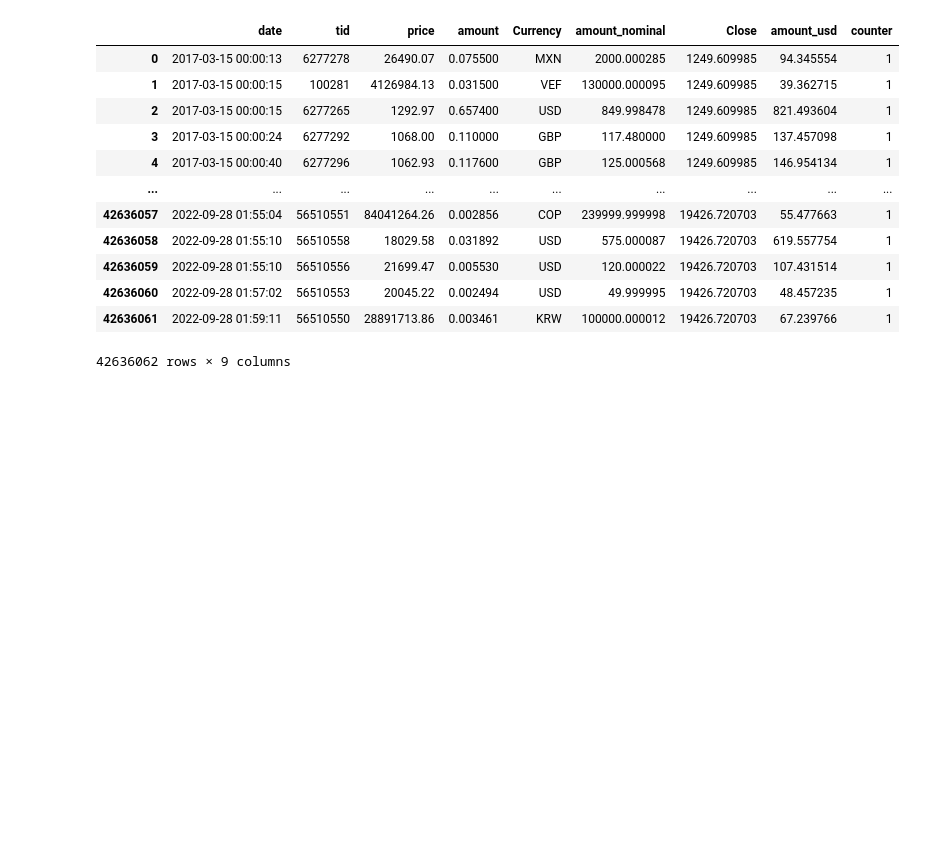
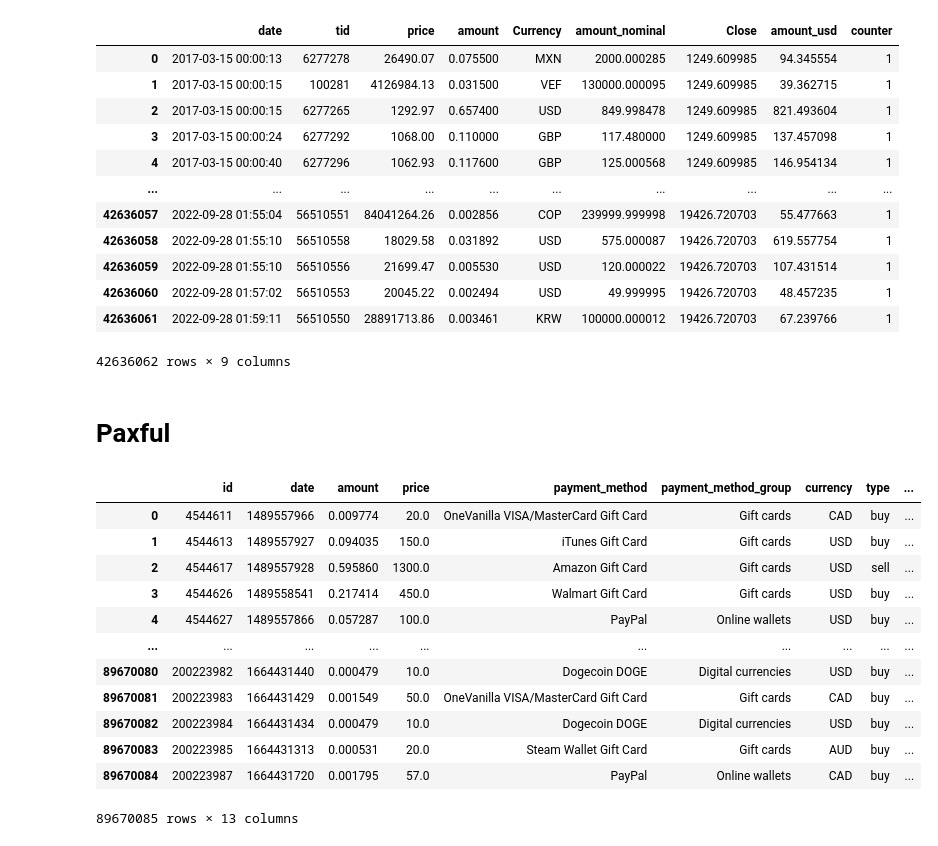
Before and after one commit to austinkennedy/crypto, a Jupyter notebook: code/clean_data.ipynb, the cells around one changed output. Drawn from its saved outputs; the diff is of its cells as text; code cells hidden in the pictures; blank space fills up the shorter version.

Commit message:
Import paxful trades

```diff
--- a/code/clean_data.ipynb
+++ b/code/clean_data.ipynb
@@ -136,3 +136,22 @@ trades
 # %%
 path = '../temporary/trades_cleaned.csv'
 trades.to_csv(path, index=False)
+# %% [markdown]
+# Paxful
+# %%
+trades_paxful = pd.read_csv('../temporary/trades_paxful_combined.csv')
+trades_paxful
+# %% [output]
+|  | id | date | amount | price | payment_method | payment_method_group | currency | type | ... |
+| 0 | 4544611 | 1489557966 | 0.009774 | 20.0 | OneVanilla VISA/MasterCard Gift Card | Gift cards | CAD | buy | ... |
+| 1 | 4544613 | 1489557927 | 0.094035 | 150.0 | iTunes Gift Card | Gift cards | USD | buy | ... |
+| 2 | 4544617 | 1489557928 | 0.595860 | 1300.0 | Amazon Gift Card | Gift cards | USD | sell | ... |
+| 3 | 4544626 | 1489558541 | 0.217414 | 450.0 | Walmart Gift Card | Gift cards | USD | buy | ... |
+| 4 | 4544627 | 1489557866 | 0.057287 | 100.0 | PayPal | Online wallets | USD | buy | ... |
+| ... | ... | ... | ... | ... | ... | ... | ... | ... | ... |
+| 89670080 | 200223982 | 1664431440 | 0.000479 | 10.0 | Dogecoin DOGE | Digital currencies | USD | buy | ... |
+| 89670081 | 200223983 | 1664431429 | 0.001549 | 50.0 | OneVanilla VISA/MasterCard Gift Card | Gift cards | CAD | buy | ... |
+| 89670082 | 200223984 | 1664431434 | 0.000479 | 10.0 | Dogecoin DOGE | Digital currencies | USD | buy | ... |
+| 89670083 | 200223985 | 1664431313 | 0.000531 | 20.0 | Steam Wallet Gift Card | Gift cards | AUD | buy | ... |
+| 89670084 | 200223987 | 1664431720 | 0.001795 | 57.0 | PayPal | Online wallets | CAD | buy | ... |
+89670085 rows × 13 columns
```
Also changed, not shown: parts of 1 cell of this notebook.
